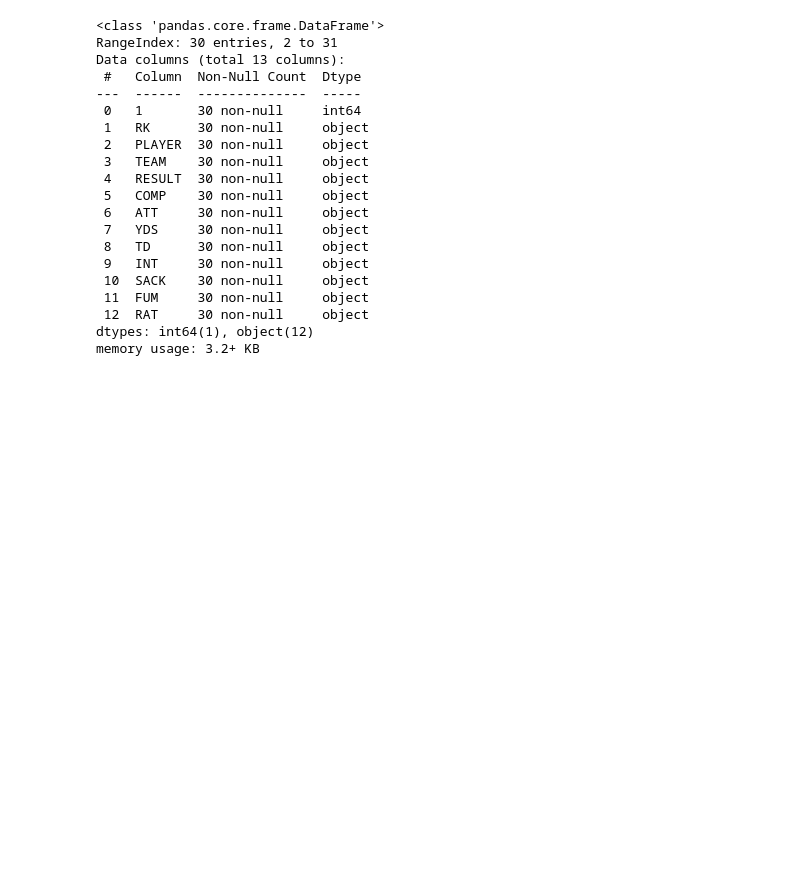
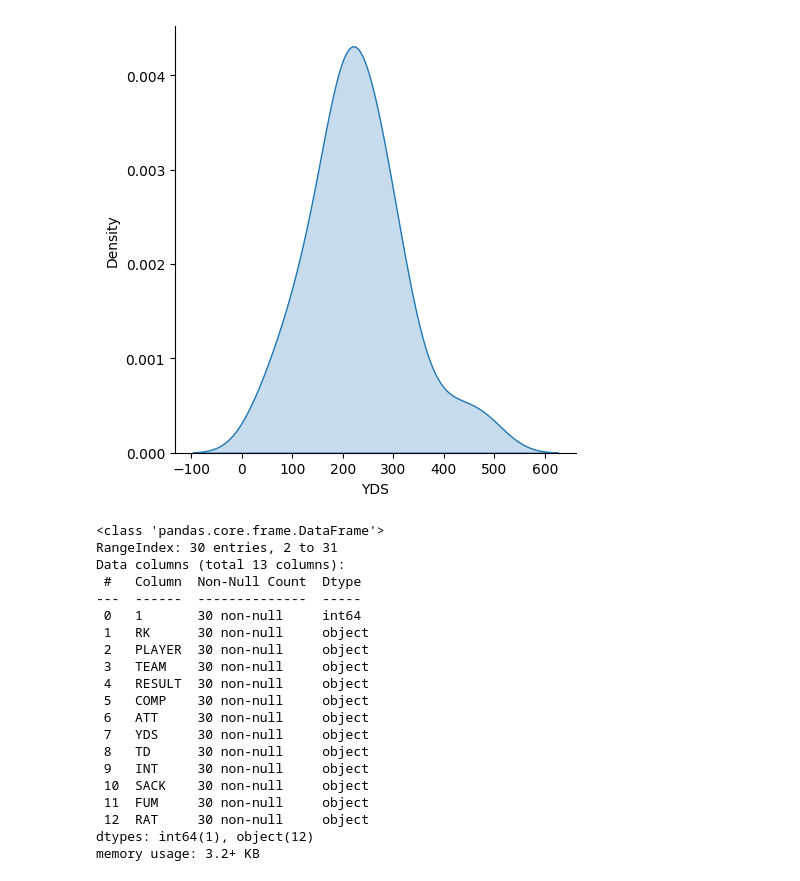
Before and after one commit to cullinap/nfl_data, a Jupyter notebook: visualization.ipynb, the cells around one changed output. Drawn from its saved outputs; the diff is of its cells as text; code cells hidden in the pictures; blank space fills up the shorter version.

```diff
--- a/visualization.ipynb
+++ b/visualization.ipynb
@@ -14,2 +29,8 @@ df = pd.read_csv('./data/qbs/qbweek1.csv'); df.head(2)
+# %%
+sns.displot(data=df_qbs, x=pd.to_numeric(df_qbs['YDS'].astype('int32')), kind='kde', fill=True)
+
+plt.show()
+# %% [output]
+[figure, added]
 # %%
 df = df[1:]
```
Also changed, not shown: parts of 10 cells of this notebook.
